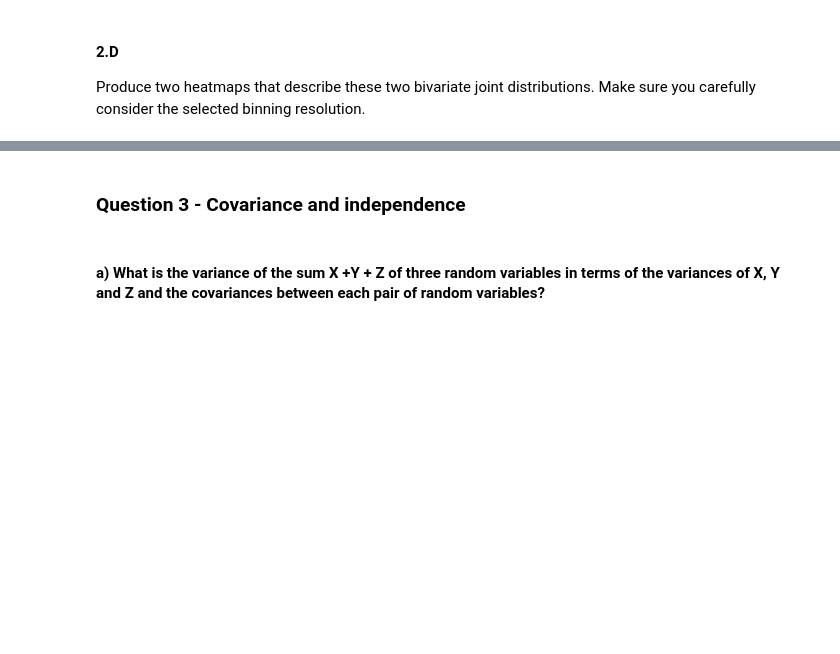
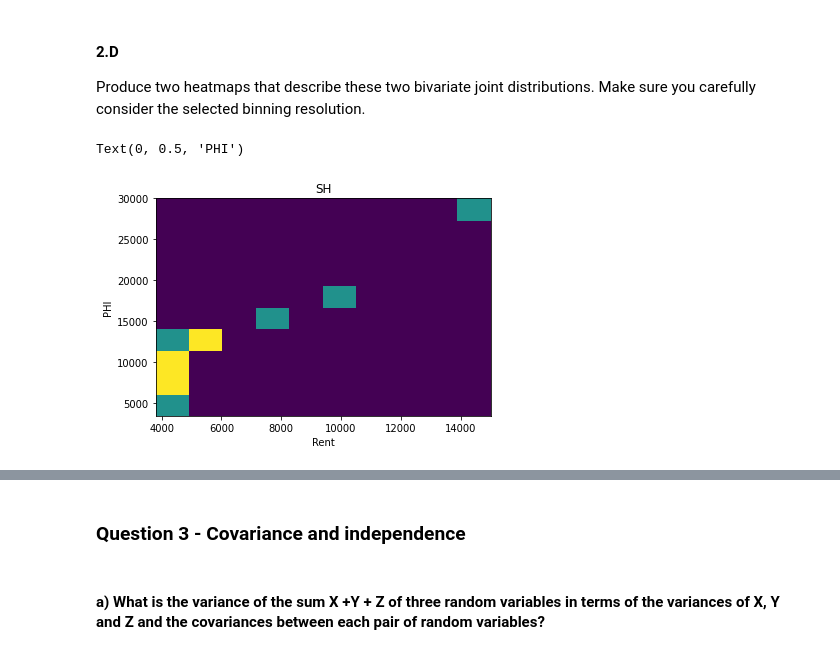
Before and after one commit to ohade/IDC-statistic-2020, a Jupyter notebook: hw1/HW1.ipynb, the cells around one changed output, grey strips where cells are left out. Drawn from its saved outputs; the diff is of its cells as text; code cells hidden in the pictures; blank space fills up the shorter version.

```diff
--- a/hw1/HW1.ipynb
+++ b/hw1/HW1.ipynb
@@ -126,3 +224,34 @@ $$Cov(rent, PHI) = \alpha * \sqrt{Var(rent)} * \sqrt{Var(PHI)}$$
 
 #### 2.C
 Produce rent and PHI data for the two cities, that is consistent with these findings. The covariances in your data can deviate by up to 1% from the numbers given $\alpha$.
+# %%
+target_phi_mean_sh = 12500
+target_phi_median_sh = 12000
+
+
+#sh = np.array(int(n_sh/11)*[3800,4000,4200,4500,4600,4600,5000,6000,8000,9600,15000])
+phi_sh = np.array(int(n_sh/11)*[3500,7000,8000,9000,10000,12000,12000,12000,16000,18000,30000])
+
+print(f'Mean PHI in SH = {np.mean(phi_sh)}')
+print(f'Median PHI in SH = {np.median(phi_sh)}')
+
+target_phi_mean_rg = 8500
+target_phi_median_rg = 8000
+
+#rg1 = np.array(int(n_rg/11)*[800,1000,1200,1500,4600,4600,4500,5000,5500,7500,10000])
+phi_rg = np.array(int(n_rg/11)*[4000,5000,6000,6000,7000,8000,11000,11000,11000,12000,12500])
+
+print(f'Mean PHI in RP = {np.mean(phi_rg)}')
+print(f'Median PHI in RP = {np.median(phi_rg)}')
+
+target_cov_sh = 0.97*(np.var(phi_sh)**0.5)*(np.var(sh1)**0.5)
+print(f'target cov for SH = {target_cov_sh}')
+
+target_cov_rg = 0.89*(np.var(phi_rg)**0.5)*(np.var(rg1)**0.5)
+print(f'target cov for RG = {target_cov_rg}')
+
+cov_sh = np.cov(sh1,phi_sh)[0,1]
+print(f'Cov(SH)/Target_Cov(SH) = {cov_sh/target_cov_sh}')
+
+cov_rg = np.cov(rg1,phi_rg)[0,1]
+print(f'Cov(RG)/Target_Cov(RG) = {cov_rg/target_cov_rg}')
@@ -129,3 +267,11 @@ Produce rent and PHI data for the two cities, that is consistent with these find
 # %% [markdown]
 #### 2.D
 Produce two heatmaps that describe these two bivariate joint distributions. Make sure you carefully consider the selected binning resolution.
+# %%
+plt.hist2d(x=sh1 , y=phi_sh , bins=10)
+plt.title("SH")
+plt.xlabel("Rent")
+plt.ylabel("PHI")
+# %% [output]
+Text(0, 0.5, 'PHI')
+[figure, added]
```
Also changed, not shown: parts of 10 cells of this notebook.
